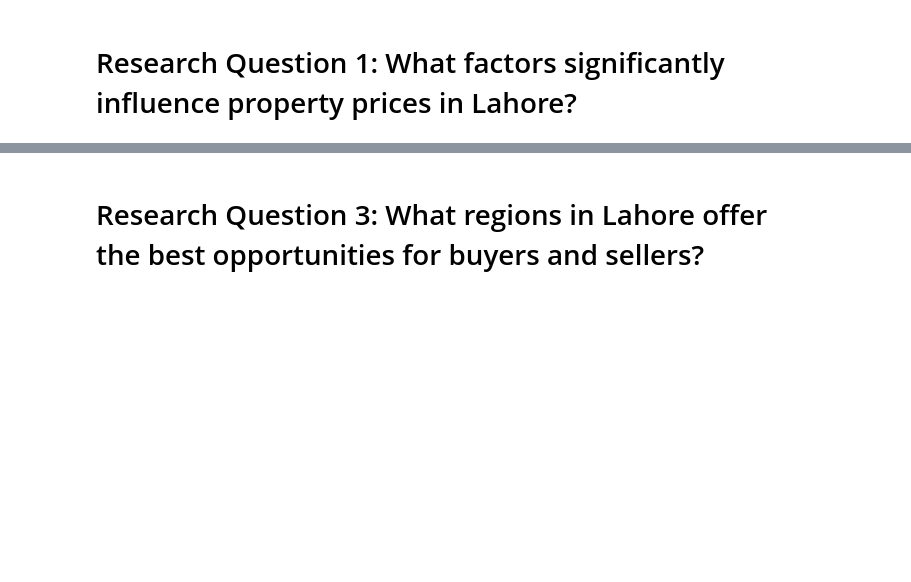
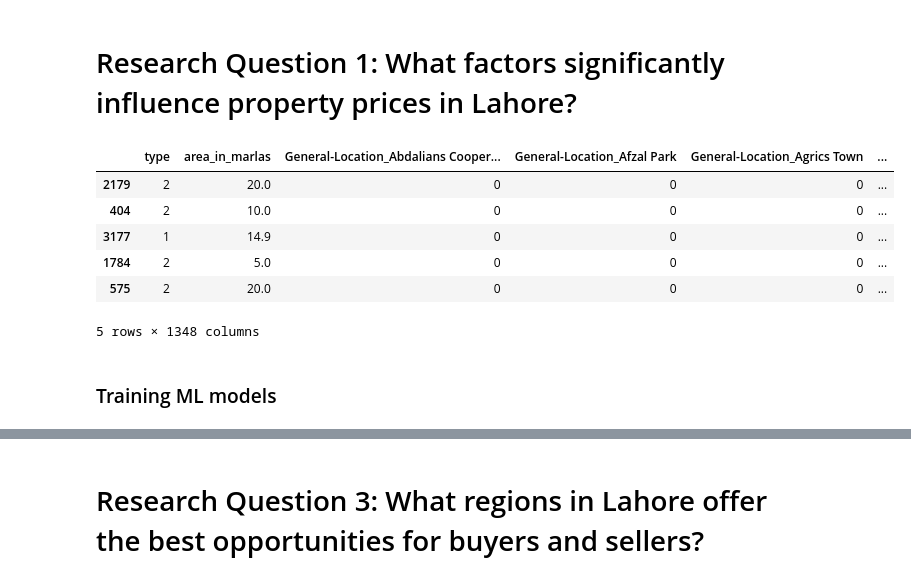
Before and after one commit to potatobox1/Data_Science_Project, a Jupyter notebook: analysis.ipynb, the cells around one changed output, grey strips where cells are left out. Drawn from its saved outputs; the diff is of its cells as text; code cells hidden in the pictures; blank space fills up the shorter version.

```diff
--- a/analysis.ipynb
+++ b/analysis.ipynb
@@ -463,3 +455,13 @@ df_cleaned['location'] = le.fit_transform(df_cleaned['location'])
+# %%
+from sklearn.preprocessing import LabelEncoder
+
+le = LabelEncoder()
+df_cleaned['type'] = le.fit_transform(df_cleaned['type'])
+
+df_cleaned = pd.get_dummies(df_cleaned, columns=['location'], prefix='General-Location', drop_first=False)
+df_cleaned = df_cleaned.astype({col: 'int32' for col in df_cleaned.columns if col.startswith('General-Location_')})
+df_cleaned = pd.get_dummies(df_cleaned, columns=['location_precise'], prefix='Precise-Location', drop_first=False)
+df_cleaned = df_cleaned.astype({col: 'int32' for col in df_cleaned.columns if col.startswith('Precise-Location_')})
 # %%
 from sklearn.model_selection import train_test_split
 
@@ -483,3 +485,15 @@ X_train = X_train.drop(columns=['description'])
 X_test = X_test.drop(columns=['description'])
 X_train = X_train.drop(columns=['purpose'])
 X_test = X_test.drop(columns=['purpose'])
+# %%
+X_train.head()
+# %% [output]
+|  | type | area_in_marlas | General-Location_Abdalians Cooper... | General-Location_Afzal Park | General-Location_Agrics Town | ... |
+| 2179 | 2 | 20.0 | 0 | 0 | 0 | ... |
+| 404 | 2 | 10.0 | 0 | 0 | 0 | ... |
+| 3177 | 1 | 14.9 | 0 | 0 | 0 | ... |
+| 1784 | 2 | 5.0 | 0 | 0 | 0 | ... |
+| 575 | 2 | 20.0 | 0 | 0 | 0 | ... |
+5 rows × 1348 columns
+# %% [markdown]
+### Training ML models ###
```
Also changed, not shown: parts of 25 cells of this notebook.
